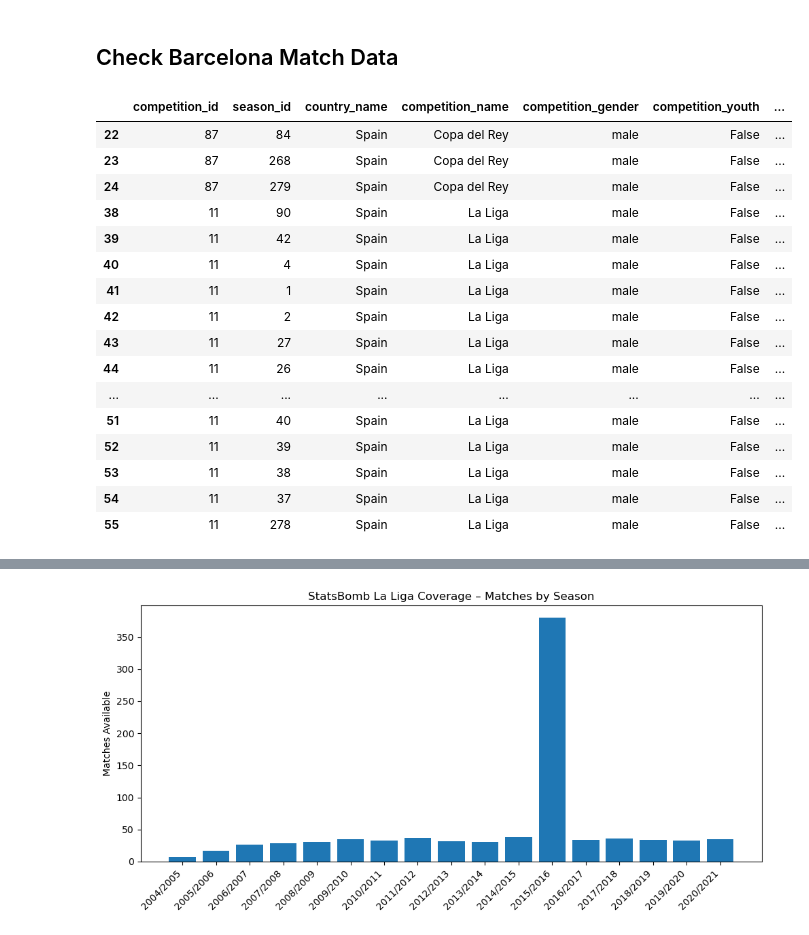
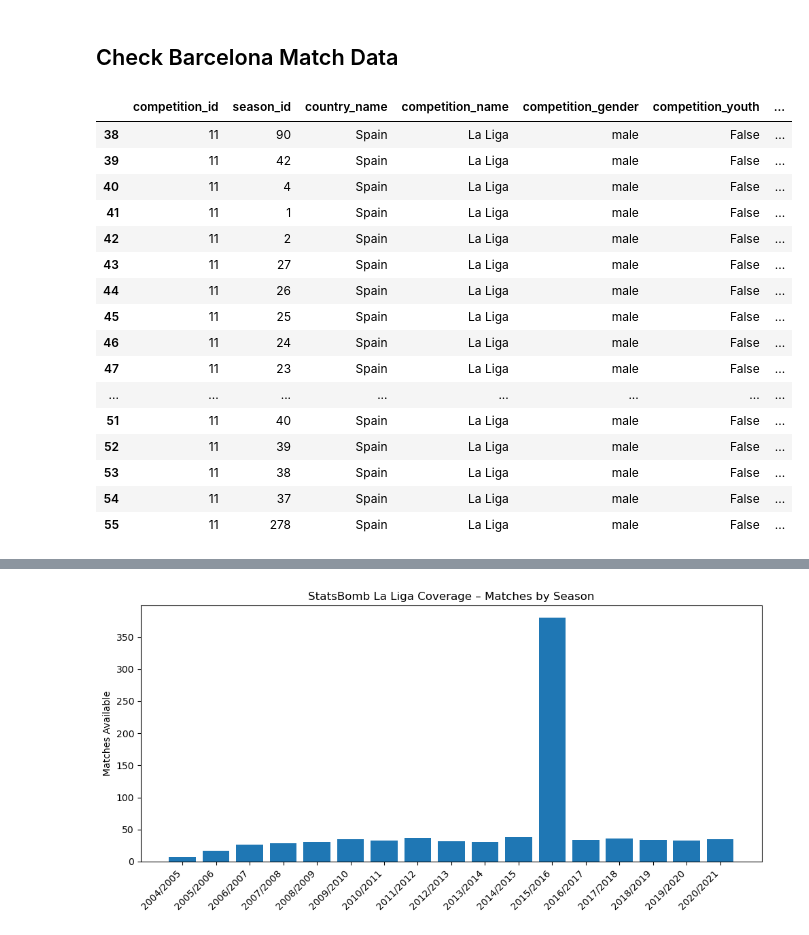
Before and after one commit to vickyfriss/Football-analytics, a Jupyter notebook: 202604 - 3 - Analysing Barcelona Evolution Through Pass Clustering Visualisations.ipynb, the cells around one changed output, grey strips where cells are left out. Drawn from its saved outputs; the diff is of its cells as text; code cells hidden in the pictures.

```diff
--- a/202604 - 3 - Analysing Barcelona Evolution Through Pass Clustering Visualisations.ipynb
+++ b/202604 - 3 - Analysing Barcelona Evolution Through Pass Clustering Visualisations.ipynb
@@ -53,19 +53,17 @@ warnings.filterwarnings("ignore", message="credentials were not supplied")
 # %%
 pd.set_option('display.max_columns', None)
 pd.set_option('display.width', None)
 
 # Call statsbomb API to get all free competitions, then check Women's comps
 free_comps = sb.competitions()
-spain_men_comps = free_comps[
+laliga_comps = free_comps[
     (free_comps['competition_gender'] == 'male') &
-    (free_comps['country_name'] == 'Spain')
+    (free_comps['competition_name'] == 'La Liga')
 ]
-spain_men_comps
+
+laliga_comps
 # %% [output]
 |  | competition_id | season_id | country_name | competition_name | competition_gender | competition_youth | ... |
-| 22 | 87 | 84 | Spain | Copa del Rey | male | False | ... |
-| 23 | 87 | 268 | Spain | Copa del Rey | male | False | ... |
-| 24 | 87 | 279 | Spain | Copa del Rey | male | False | ... |
 | 38 | 11 | 90 | Spain | La Liga | male | False | ... |
 | 39 | 11 | 42 | Spain | La Liga | male | False | ... |
 | 40 | 11 | 4 | Spain | La Liga | male | False | ... |
@@ -73,6 +71,9 @@ spain_men_comps
 | 42 | 11 | 2 | Spain | La Liga | male | False | ... |
 | 43 | 11 | 27 | Spain | La Liga | male | False | ... |
 | 44 | 11 | 26 | Spain | La Liga | male | False | ... |
+| 45 | 11 | 25 | Spain | La Liga | male | False | ... |
+| 46 | 11 | 24 | Spain | La Liga | male | False | ... |
+| 47 | 11 | 23 | Spain | La Liga | male | False | ... |
 | ... | ... | ... | ... | ... | ... | ... | ... |
 | 51 | 11 | 40 | Spain | La Liga | male | False | ... |
 | 52 | 11 | 39 | Spain | La Liga | male | False | ... |
```
Also changed, not shown: parts of 7 cells of this notebook.
